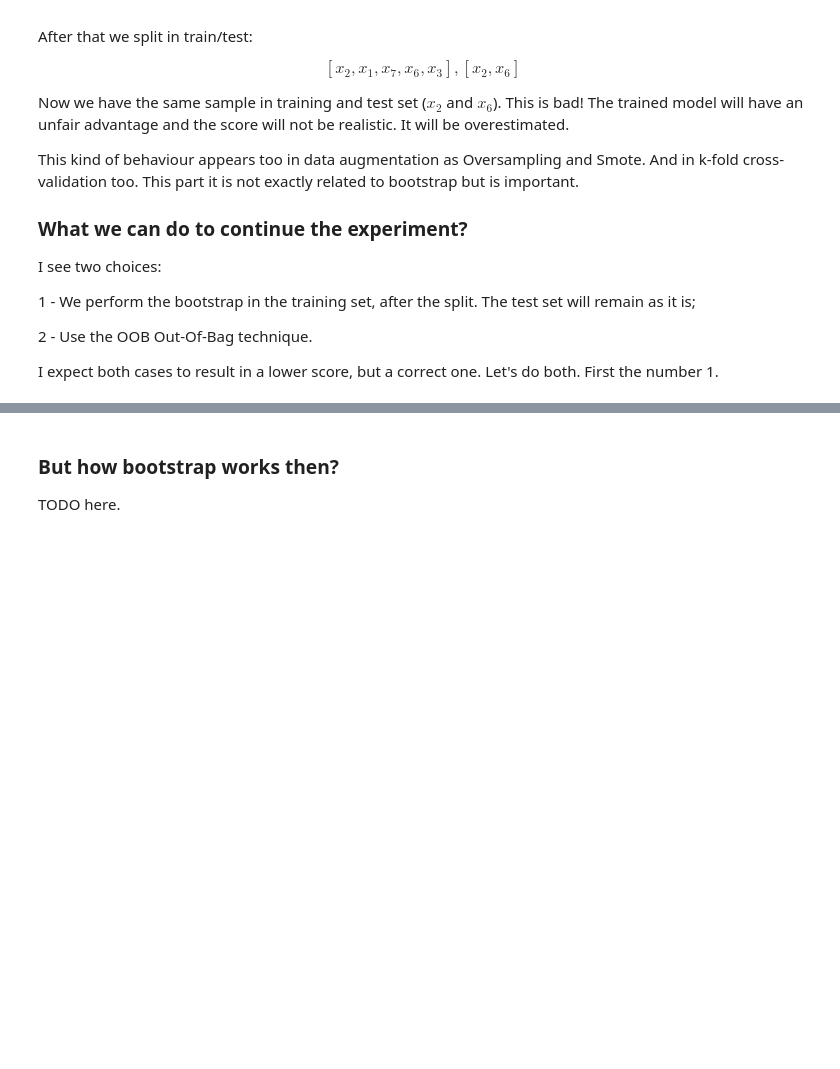
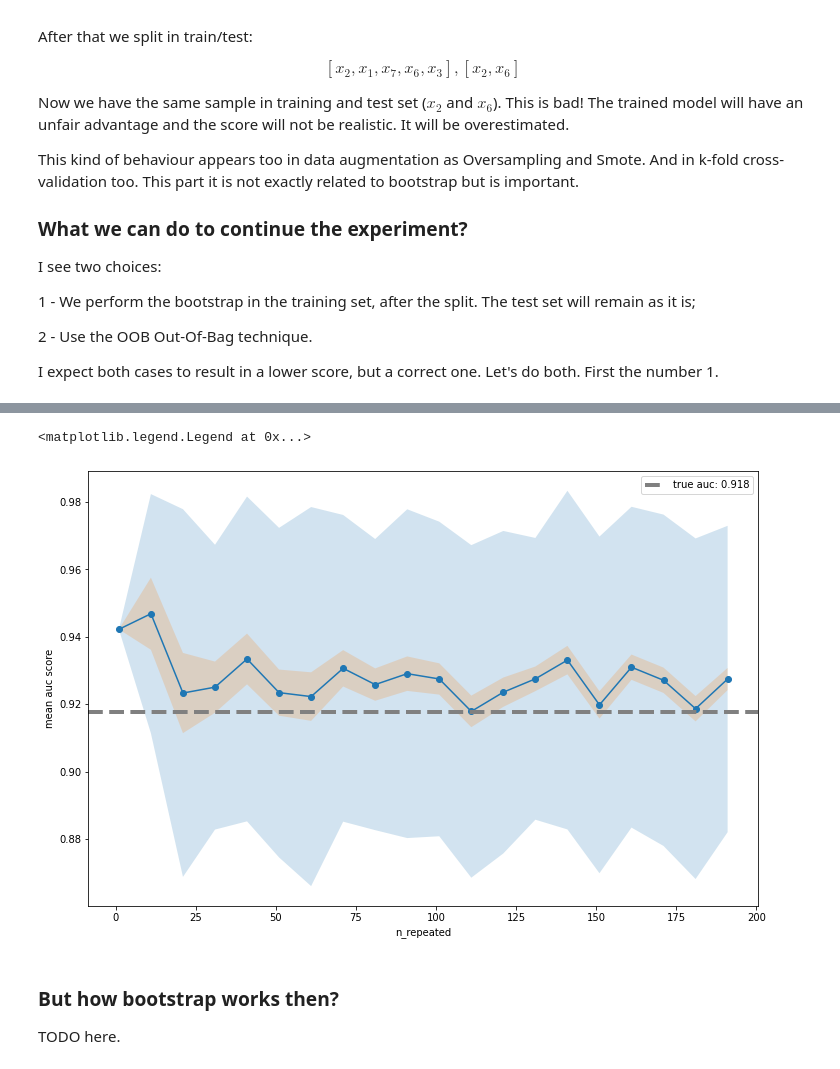
Before and after one commit to attilalr/bootstrap-study, a Jupyter notebook: bootstrap-study.ipynb, the cells around one changed output, grey strips where cells are left out. Cells and saved outputs as stored; diff of their text form; code cells hidden in the pictures; blank space fills up the shorter version.

```diff
--- a/bootstrap-study.ipynb
+++ b/bootstrap-study.ipynb
@@ -272,3 +288,55 @@ Yes. Considering the bootstrap is correct we can see that using the stddev of th
+# %%
+n_repeated_max = 200
+
+
+list_of_mean_scores = list()
+list_of_std_scores = list()
+list_of_rep = list()
+
+
+for n_repeated in range(1, n_repeated_max, 10):
+
+    v = list()
+
+    for i in range(n_repeated):
+
+        # this part is different
+        X_train, X_test, y_train, y_test = train_test_split(X1, y1,
+                                                test_size=0.3,
+                                                shuffle=True,
+                                                random_state=rng,
+                                                )
+
+        #idxs_bootstrap = np.random.choice(range(X_train.shape[0]), size=X_train.shape[0], replace=True)
+        #X_train = X_train[idxs_bootstrap, :]
+        #y_train = y_train[idxs_bootstrap]
+        #
+
+        clf.fit(X_train, y_train)
+        v.append(roc_auc_score(y_test, clf.predict_proba(X_test)[:, 1]))
+
+    list_of_mean_scores.append(np.array(v).mean())
+    list_of_std_scores.append(np.array(v).std())
+    list_of_rep.append(n_repeated)
+
+#
+plt.figure(figsize=(12, 8))
+plt.plot(list_of_rep, list_of_mean_scores, '-o')
+plt.fill_between(list_of_rep,
+                 np.array(list_of_mean_scores) - np.array(list_of_std_scores),
+                 np.array(list_of_mean_scores) + np.array(list_of_std_scores),
+                 alpha=0.2)
+plt.fill_between(list_of_rep,
+                 np.array(list_of_mean_scores) - np.array(list_of_std_scores)/np.sqrt(list_of_rep),
+                 np.array(list_of_mean_scores) + np.array(list_of_std_scores)/np.sqrt(list_of_rep),
+                 alpha=0.2)
+plt.axhline(y=auc_true, color='gray', linestyle='--', lw=4, label=f'true auc: {auc_true:.3f}')
+plt.xlabel('n_repeated')
+plt.ylabel('mean auc score')
+plt.legend()
+# %% [output]
+<matplotlib.legend.Legend at 0x...>
+[figure, added]
 # %% [markdown]
 ### But how bootstrap works then?
 
```
Also changed, not shown: parts of 10 cells of this notebook.
